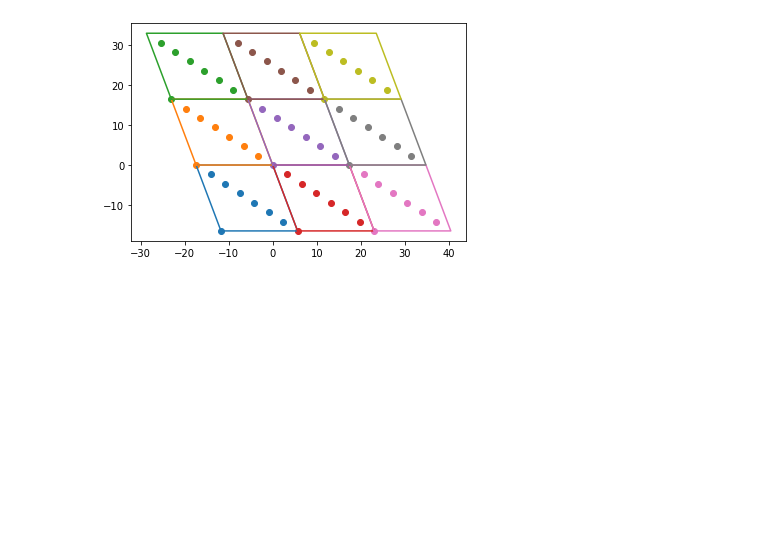
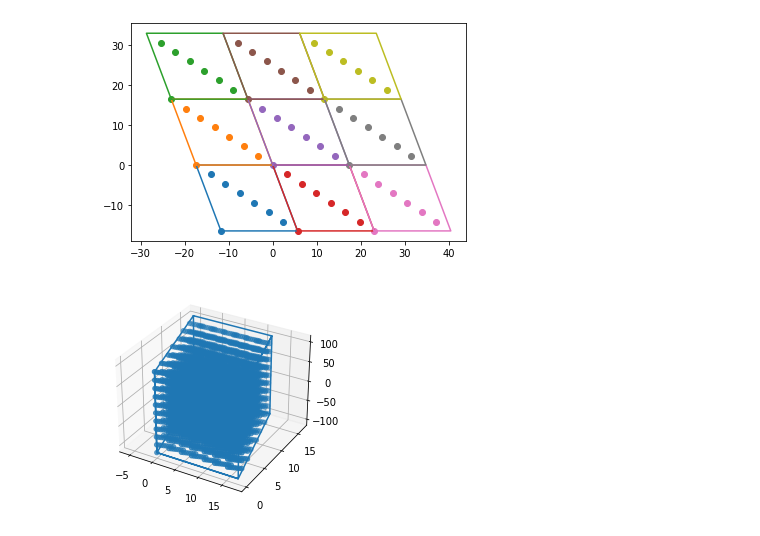
Before and after one commit to spatala/gbpy, a Jupyter notebook: docs/source/Tutorials/create_surface_slabs.ipynb, the cells around one changed output. Saved outputs shown, nothing was run; the diff lists cells and outputs as text; code cells hidden in the pictures; blank space fills up the shorter version.

```diff
--- a/docs/source/Tutorials/create_surface_slabs.ipynb
+++ b/docs/source/Tutorials/create_surface_slabs.ipynb
@@ -83,3 +88,23 @@ array([[0., 0.]])
+# %%
+### Simulation Cell Box
+### Following Ovito's convention
+l_bpbSig_po_arr = np.array(l2D_bpbSig_go, dtype='double')
+sim_cell = np.zeros((3,4))
+sim_avec = l_bpbSig_po_arr[:,0]
+sim_bvec = l_bpbSig_po_arr[:,1]
+
+### Change this with inter-planar spacing
+sim_cvec = np.array([0,0,2*zCut]); # sim_cvec = np.array([0,0,zCut]);
+sim_orig = np.array([0,0,-zCut]); # sim_orig = np.array([0,0,0]);
+
+sim_cell[:,0] = sim_avec
+sim_cell[:,1] = sim_bvec
+sim_cell[:,2] = sim_cvec
+sim_cell[:,3] = sim_orig
+
+box_vecs = sim_cell[:,0:3]
+threeD_pts1 = uf.wrap_cc(sim_cell, threeD_pts)
+# tpts1 = np.dot(np.linalg.inv(box_vecs), threeD_pts.transpose()).transpose();
 # %%
 import matplotlib
 import numpy as np
@@ -101,3 +126,25 @@ def plot_2d_pts_box(twoD_pts, twoD_mat, orig):
     x1=pts[:,0];y1=pts[:,1];
     plt.scatter(x1,y1);
     ################################################################################
+
+def plot_3d_pts_box(fig, pts, tmat, sim_orig):
+    ################################################################################
+    ax = fig.add_subplot(111, projection='3d')
+
+    box_pts = np.zeros((8,3));
+    box_pts[1,:] = tmat[:,0]; box_pts[2,:] = tmat[:,0]+tmat[:,1];
+    box_pts[3,:] = tmat[:,1];
+    box_pts[4,:] = box_pts[0,:]+tmat[:,2];
+    box_pts[5,:] = box_pts[1,:]+tmat[:,2];
+    box_pts[6,:] = box_pts[2,:]+tmat[:,2];
+    box_pts[7,:] = box_pts[3,:]+tmat[:,2];
+    box_pts = box_pts + sim_orig;
+
+    tinds = [0,1,2,3,0,4,5,6,7,4,0,1,5,6,2,3,7];
+    x1 = box_pts[tinds,0]; y1 = box_pts[tinds,1]; z1 = box_pts[tinds,2];
+    ax.plot(x1,y1,z1);
+
+    x1=pts[:,0];y1=pts[:,1];z1=pts[:,2];
+    ax.scatter(x1,y1,z1);
+
+    ################################################################################
@@ -131,3 +165,8 @@ for tct1 in range(3):
         # print(orig)
 # %% [output]
 [figure]
+# %%
+fig1 = plt.figure()
+plot_3d_pts_box(fig1, threeD_pts1, sim_cell[:,0:3], sim_orig); plt.show();
+# %% [output]
+[figure, added]
```
Also changed, not shown: parts of 13 cells of this notebook.
